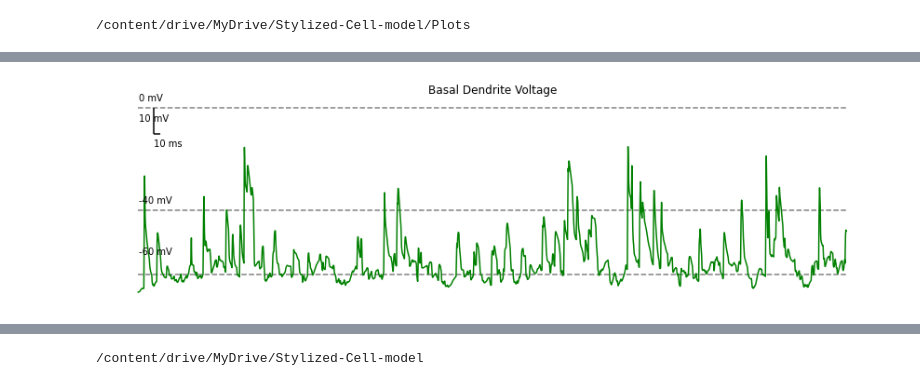
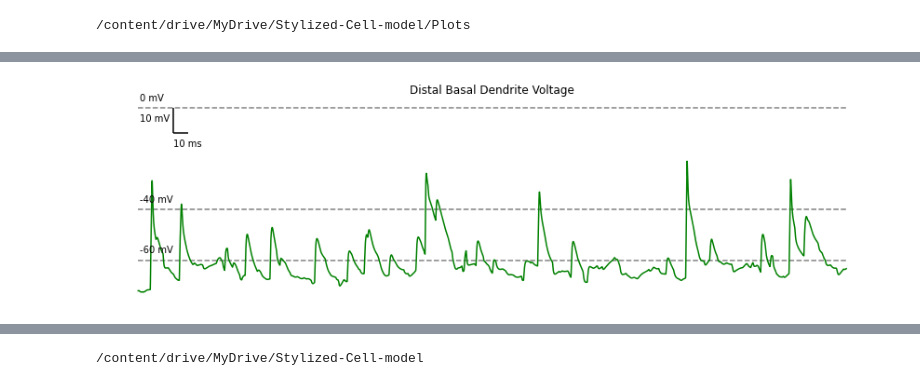
Before and after one commit to davidfague/Stylized-ReducedOrder-L5-Model, a Jupyter notebook: SROL5.ipynb, the cells around one changed output, grey strips where cells are left out. Saved outputs shown, nothing was run; the diff lists cells and outputs as text; code cells hidden in the pictures.

```diff
--- a/SROL5.ipynb
+++ b/SROL5.ipynb
@@ -87,7 +87,7 @@ from stylized_module.point_current import Point_current
 # #from inputs_module.synapses import
 mechanisms_path = 'mechanisms'  # need to compile the folder first
 geometry_file = 'geom_parameters.csv'
-tstop = 2250  # ms simulation duration
+tstop = 1000  # ms simulation duration
 dt = 0.1  # ms. does not allow change
 
 h.load_file('stdrun.hoc')
@@ -1407,11 +1417,13 @@ geo_param = [ # -1 uses default value
 #Ih may be off for apical sections; The detailed model axon shas only g_pas, but we have given the axon some conductances closer to the soma, and may need to change
 #also setting a conductance to 0.0 may throw some sort of error
 biophys = [0.0000338,0.0000467,0.0000589,0.0000589,0.0000589,0.0000325,0.0000467, # g_pas of soma, basal, midTrunk, distTrunk, tuft, axon, passiveBasal #passive basal was 0.00001
-                                    2.04,0.0213,0.0213,0.0213,0.0213,0.0,0.0, # gNaTa_t of soma, basal, midTrunk, distTrunk, tuft, axon, passiveBasal # axon was 2.89618
-                                    0.693,0.000261,0.000261,0.000261,0.000261,0.0,0.0, # gSKv3_1 of soma, basal, midTrunk, distTrunk, tuft, axon, passiveBasal #axon was 0.473799
-                                    0.000992,0.0,0.0000555,0.000555,.0000555,0.0,0.0,  # gCA_HVA of soma, basal, midTrunk, distTrunk, tuft, axon, passiveBasal #basal was 0.000992
-                                    0.00343,0.0,0.000187,0.0187,0.000187,0.0,0.0, # gCA_LVAst of soma, basal, midTrunk, distTrunk, tuft, axon, passiveBasal
-                                    0.0000675,0.0000675,0.0000675,0.0000675,0.0, # gIm of basal, midTrunk, distTrunk, tuft, axon
+                                    2.04,0.0213,0.0213,0.0213,(0.0213*2),0.0,0.0, # gNaTa_t of soma, basal, midTrunk, distTrunk, tuft, axon, passiveBasal # axon was 2.89618
+                                    0.693,0.000261,0.000261,0.000261,(0.000261*2),0.0,0.0, # gSKv3_1 of soma, basal, midTrunk, distTrunk, tuft, axon, passiveBasal #axon was 0.473799
+
+                                    0.000992,0.0,0.0000555,0.000555,(.0000555*2),0.0,0.0,  # gCA_HVA of soma, basal, midTrunk, distTrunk, tuft, axon, passiveBasal #basal was 0.000992
+                                    0.00343,0.0,0.000187,0.0187,(0.000187*2),0.0,0.0, # gCA_LVAst of soma, basal, midTrunk, distTrunk, tuft, axon, passiveBasal
+                                    0.0000675,0.0000675,(0.0000675*2),0.0000675,0.0, # gIm of basal, midTrunk, distTrunk, tuft, axon
+
                                     460.0,122,122,122,122,277.300774,122, # decay_CaDynamics of soma, basal, midTrunk, distTrunk, tuft, axon, passiveBasal
                                     0.000501,0.000509,0.000509,0.000509,0.000509,0.000525,0.000509, # gamma_CaDynamics of soma, basal, midTrunk, distTrunk, tuft, axon, passiveBasal
                                     # 0.0002,0.0002,0.0002,0.0002,0.0002,0.0001,0.0002, # gIh of soma, basal, midTrunk, distTrunk, tuft, axon, passiveBasal
@@ -1686,6 +1698,12 @@ for i in range(1,len(sec_list)):
   if str(sec_list[i]) == 'disttuft':
     dist_tuft_seg = round(len(AllSegSection) - (len(section)/2))
 
+  if str(sec_list[i]) == 'proxbasal':
+    prox_basal_seg = round(len(AllSegSection) - (len(section)/2))
+
+  if str(sec_list[i]) == 'midbasal':
+    mid_basal_seg = round(len(AllSegSection) - (len(section)/2))
+
   if str(sec_list[i]) == 'distbasal':
     dist_basal_seg = round(len(AllSegSection) - (len(section)/2))
 
@@ -2136,7 +2160,7 @@ Try to subplot currents next to the voltage traces
 def plot_voltage_trace(segment,color,title,savename):
   plt.figure(figsize=(15,4))
   plt.plot(np.arange(0,((h.tstop)+.1),.1),v_dend[segment],color=color)
-  plt.hlines(-65,0,tstop, color = 'grey', linestyle = 'dashed')
+  plt.hlines(-60,0,tstop, color = 'grey', linestyle = 'dashed')
   plt.hlines(-40,0,tstop, color = 'grey', linestyle = 'dashed')
   plt.hlines(0,0,tstop, color = 'grey', linestyle = 'dashed')
   plt.text(2,3,'0 mV')
@@ -2155,6 +2179,25 @@ def plot_voltage_trace(segment,color,title,savename):
 def plot_iCaHVA(segment,color,title,savename):
   plt.figure(figsize=(15,4))
   plt.plot(np.arange(0,((h.tstop)+.1),.1),icah_data[segment],color=color)
+  # plt.hlines(-65,0,tstop, color = 'grey', linestyle = 'dashed')
+  # plt.hlines(-40,0,tstop, color = 'grey', linestyle = 'dashed')
+  plt.hlines(0,0,tstop, color = 'grey', linestyle = 'dashed')
+  # plt.hlines(-10,50,70)
+  # plt.vlines(50,-10,0)
+  # plt.text(50,-15,'10 ms')
+  # plt.text(2,-5,'10 mV')
+  # plt.text(2,-37,'-40 mV')
+  # plt.text(2,-62,'-65 mV')
+  # plt.text(2,3,'0 mV')
+  plt.title(title)
+  plt.box(False)
+  plt.xticks([])
+  plt.yticks([])
+  plt.savefig(savename)
+
+def plot_iCaLVA(segment,color,title,savename):
+  plt.figure(figsize=(15,4))
+  plt.plot(np.arange(0,((h.tstop)+.1),.1),ical_data[segment],color=color)
   # plt.hlines(-65,0,tstop, color = 'grey', linestyle = 'dashed')
   # plt.hlines(-40,0,tstop, color = 'grey', linestyle = 'dashed')
   plt.hlines(0,0,tstop, color = 'grey', linestyle = 'dashed')
@@ -2259,7 +2300,7 @@ plot_iH(segment=mid_tuft_seg,color='m',title='Tuft Dendrite ih',savename='MidTuf
 # %%
-plot_voltage_trace(segment=dist_basal_seg,color='g',title='Basal Dendrite Voltage',savename='Basal_Voltage.png')
+plot_voltage_trace(segment=dist_basal_seg,color='g',title='Distal Basal Dendrite Voltage',savename='Distal_Basal_Voltage.png')
 # %% [output]
-[figure, old version]
+[figure, new version]
 # %%
 plot_voltage_trace(segment=oblique_seg,color='orange',title='Oblique Dendrite Voltage',savename='Oblique_Voltage.png')
 # %% [output]
```
Also changed, not shown: parts of 42 cells of this notebook.
